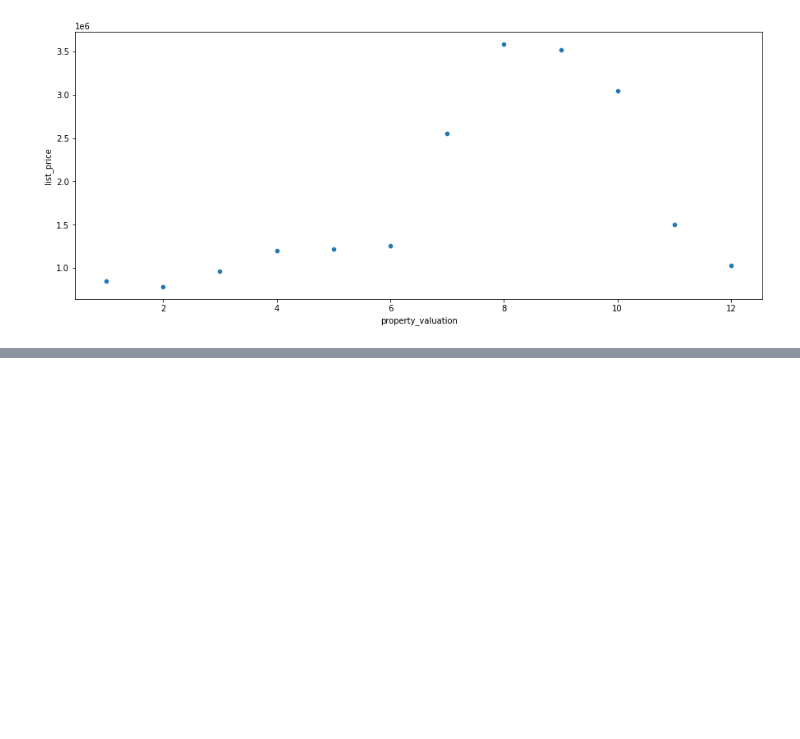
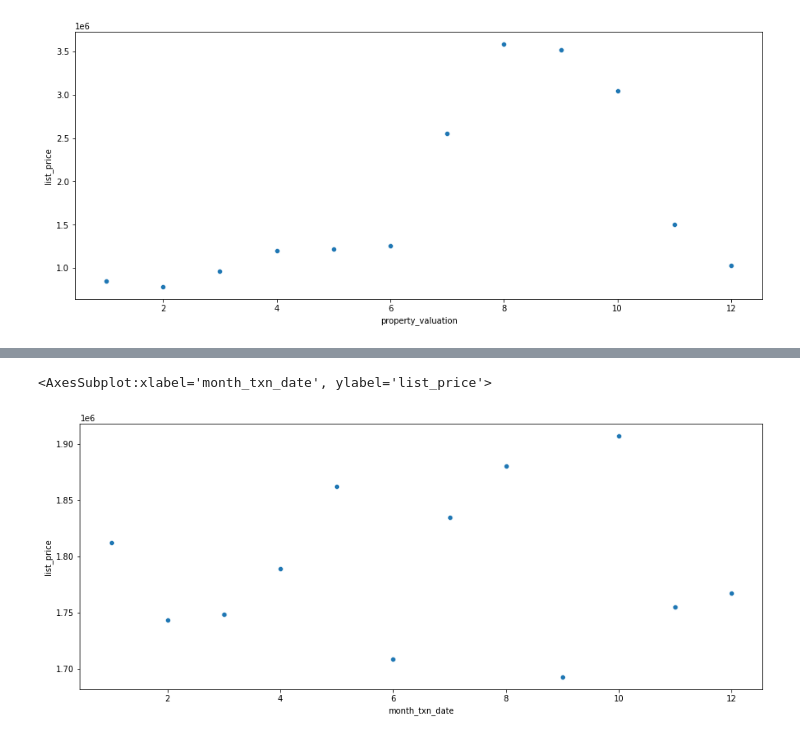
Before and after one commit to abhinay-bandooni/KPMG-Virtual-Internship, a Jupyter notebook: KPMG Virtual Internship.ipynb, the cells around one changed output, grey strips where cells are left out. Saved outputs shown, nothing was run; the diff lists cells and outputs as text; code cells hidden in the pictures; blank space fills up the shorter version.

```diff
--- a/KPMG Virtual Internship.ipynb
+++ b/KPMG Virtual Internship.ipynb
@@ -1226,0 +1242,14 @@ sns.scatterplot(data=pvaluation_wise_rev.groupby(['property_valuation']).sum().r
+# %%
+# Added features: month and day of week when transaction occured
+merged_data['month_txn_date'] = merged_data.transaction_date.dt.month
+merged_data['day_txn_date']= merged_data.transaction_date.dt.day_of_week
+merged_data['week_txn_date']= merged_data.transaction_date.dt.weekofyear
+# %%
+# 1= Jan, 12=Dec
+# Highest revenue received on: Oct, Aug, May, July
+txn_month_wise_rev = merged_data[['month_txn_date','list_price']].groupby(['month_txn_date']).sum().reset_index()
+plt.figure(figsize=(15,6))
+sns.scatterplot(data=txn_month_wise_rev, x='month_txn_date', y='list_price')
+# %% [output]
+<AxesSubplot:xlabel='month_txn_date', ylabel='list_price'>
+[figure, added]
```
Also changed, not shown: parts of 10 cells of this notebook.
